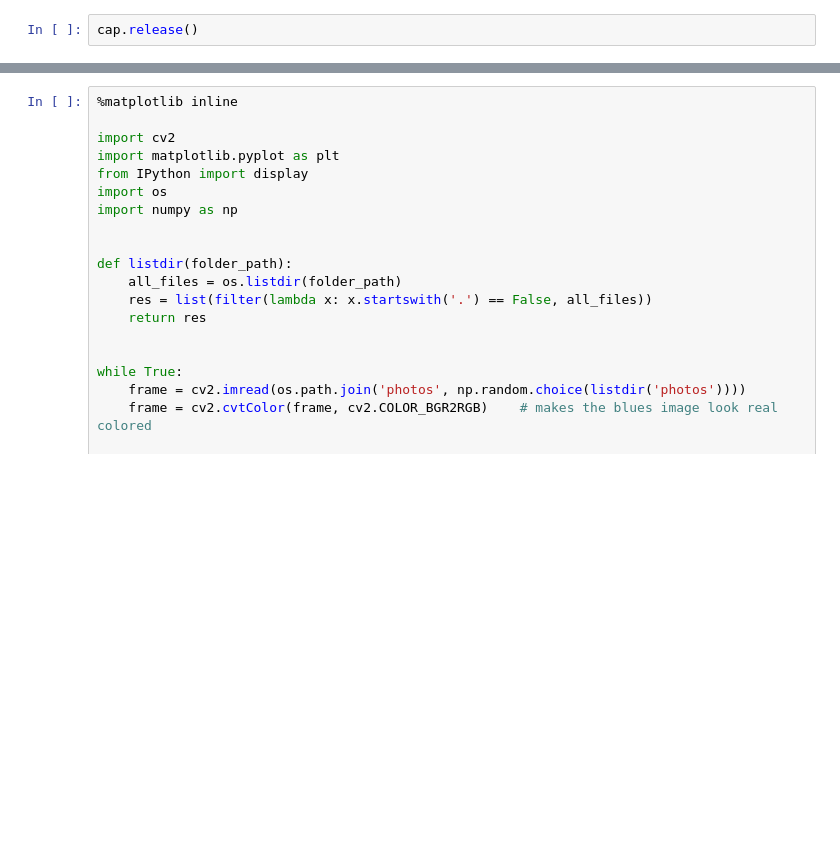
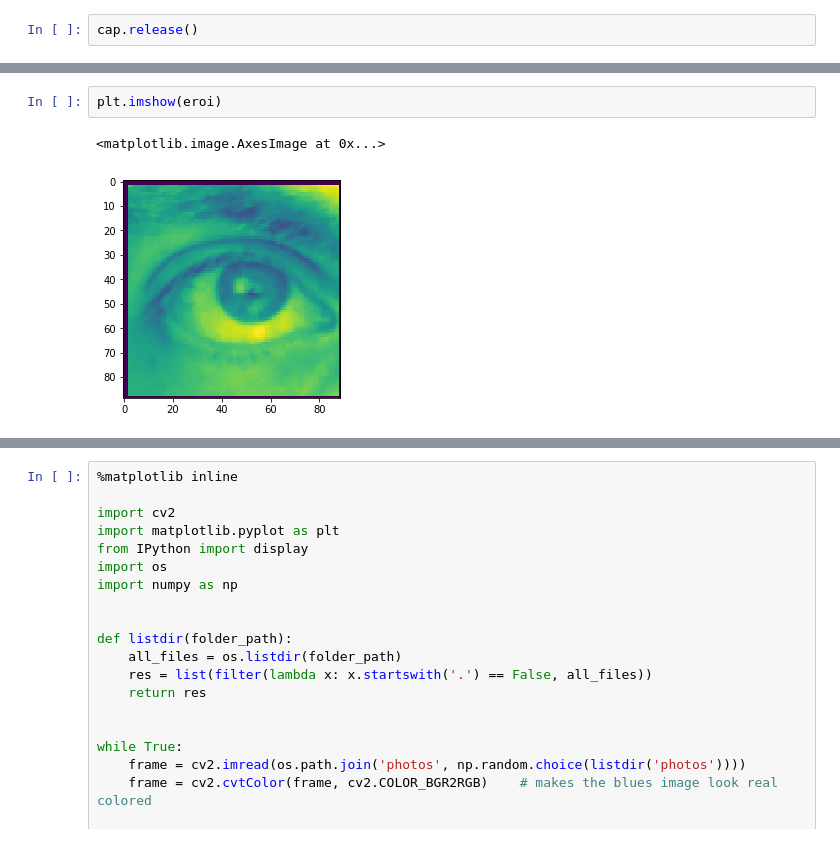
Before and after one commit to akarazeevprojects/ComputerVision, a Jupyter notebook: Untitled.ipynb, the cells around one changed output, grey strips where cells are left out. Cells and saved outputs as stored; diff of their text form; blank space fills up the shorter version.

```diff
--- a/Untitled.ipynb
+++ b/Untitled.ipynb
@@ -237,0 +305,5 @@ cap.release()
+# %%
+plt.imshow(eroi)
+# %% [output]
+<matplotlib.image.AxesImage at 0x...>
+[figure, added]
```
Also changed, not shown: parts of 14 cells of this notebook, 1 other file.
